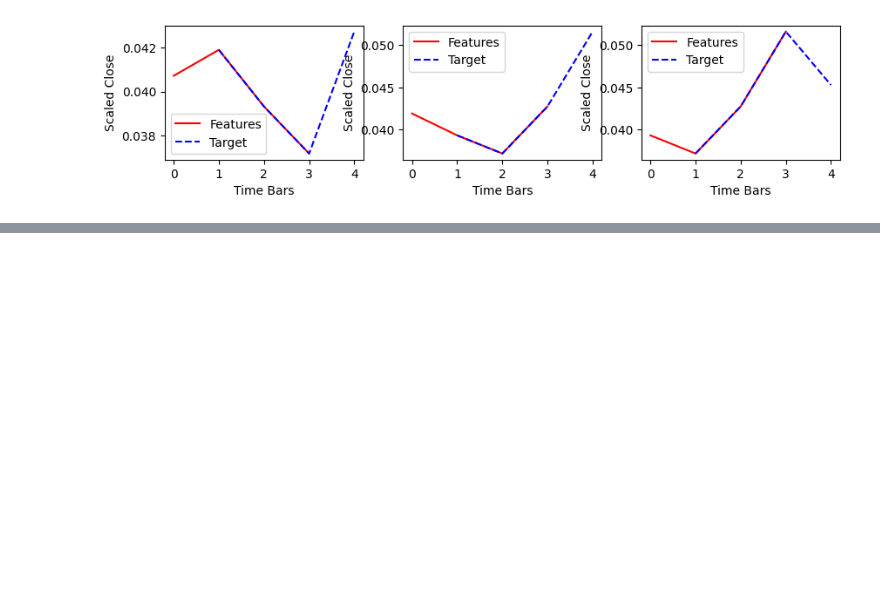
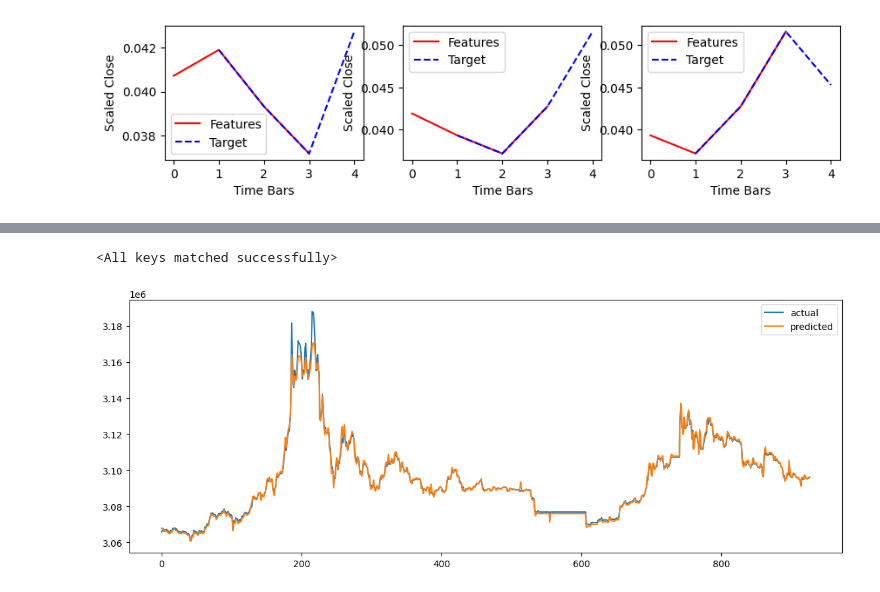
Before and after one commit to Duzzy93/PyTorch_Learning, a Jupyter notebook: coin-rnn.ipynb, the cells around one changed output, grey strips where cells are left out. Drawn from its saved outputs; the diff is of its cells as text; code cells hidden in the pictures; blank space fills up the shorter version.

Commit message:
coin-rnn, nlp-korean, transformer-nlp

```diff
--- a/coin-rnn.ipynb
+++ b/coin-rnn.ipynb
@@ -193,0 +362,42 @@ for i, (x, y) in enumerate(trainset):
+# %%
+def test(model, dataloader, device):
+  model.eval()
+
+  predicts = []
+
+  with tqdm(dataloader) as pbar:
+    with torch.no_grad():
+      for i, (features, _) in enumerate(pbar):
+        features = features.to(device)
+
+        outputs, _ = model(features)
+        y_pred = outputs[:, -1, 0]  # (batch_size,) 형태로 1차원 만들기
+        predicts.append(y_pred)
+
+  return torch.cat(predicts)
+# %%
+def show_plot(model, dataloader, device):
+
+    actual = dataloader.dataset.data[:, -1].squeeze() # shape이 (N, 1)이라면 1차원으로 변환
+    predicts = test(model, dataloader, device).cpu().numpy()
+
+    # 예: hidden_state[0] 사용
+    if predicts.ndim == 2:
+        predicts = predicts[:, 0] # 또는 평균값: predicts.mean(axis=1)
+
+    # Pandas의 DataFrame 생성 시 각 column은 반드시 1차원 배열
+    df = pd.DataFrame({"actual": actual, "predicted": predicts})
+
+    # 역정규화
+    df["actual"] = scaler.inverse_transform(df["actual"].values.reshape(-1, 1)).reshape(-1)
+    df["predicted"] = scaler.inverse_transform(df["predicted"].values.reshape(-1, 1)).reshape(-1)
+    df.plot(figsize=(14,5))
+# %%
+model = nn.LSTM(1, 4).to(device)
+model.load_state_dict(torch.load("/kaggle/working/best.pth"))
+# %% [output]
+<All keys matched successfully>
+# %%
+show_plot(model, train_loader, device)
+# %% [output]
+[figure, added]
```
Also changed, not shown: parts of 8 cells of this notebook, 2 other files.
